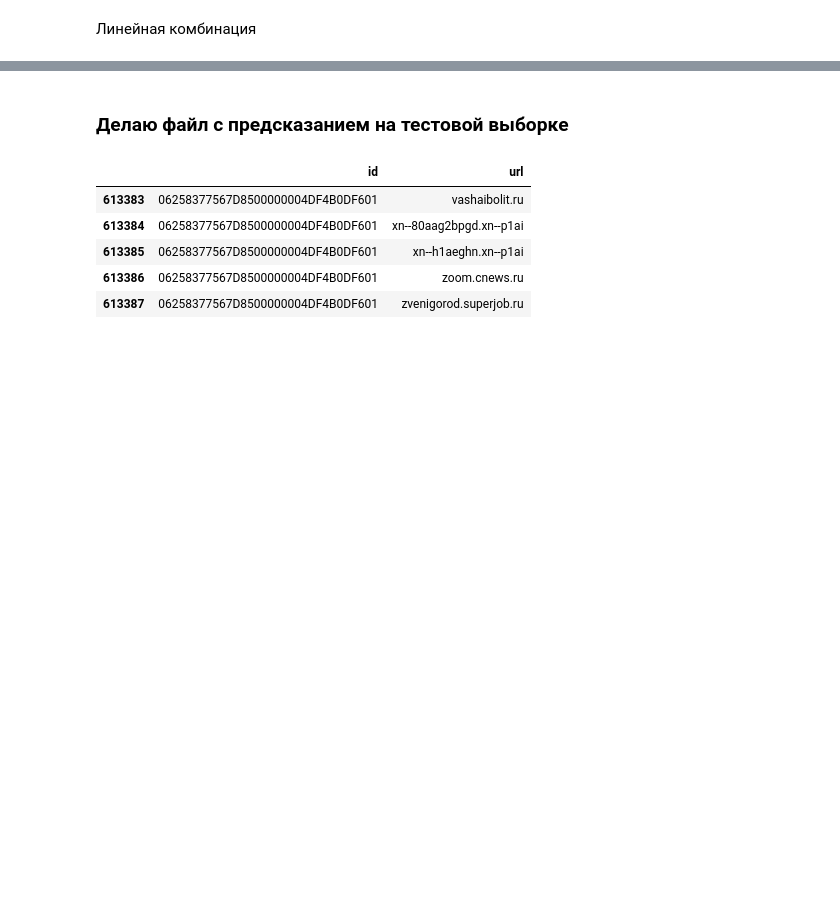
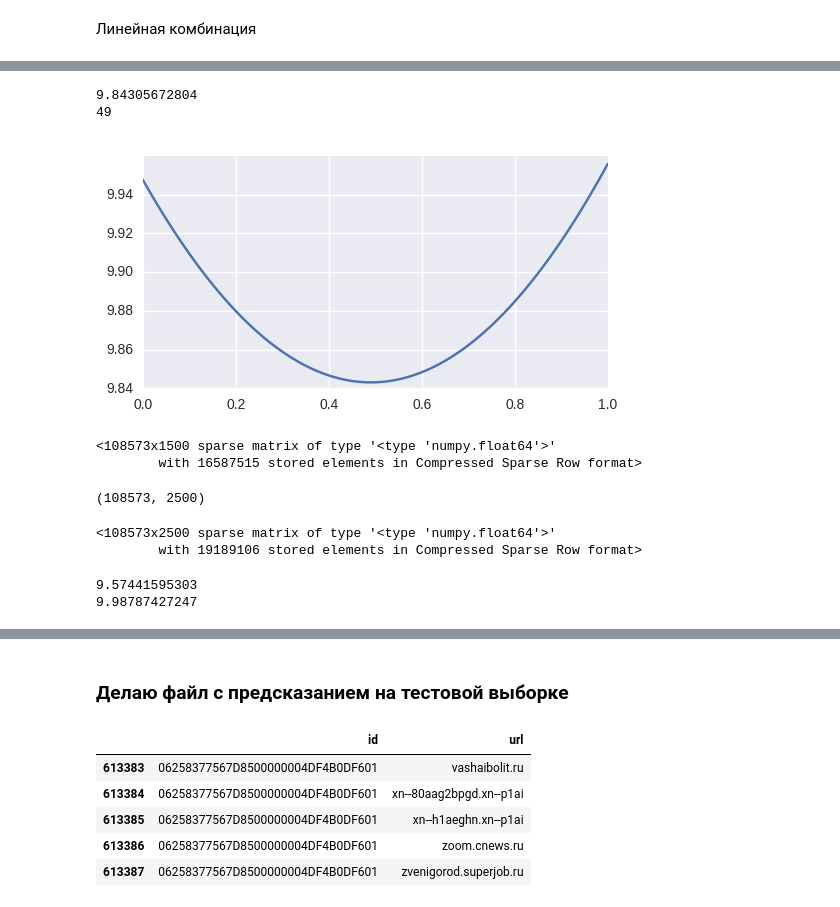
Before and after one commit to Dkotlukov/MIPT_Data_Mining_In_Action_2016, a Jupyter notebook: base/hw03/example.ipynb, the cells around one changed output, grey strips where cells are left out. Drawn from its saved outputs; the diff is of its cells as text; code cells hidden in the pictures; blank space fills up the shorter version.

```diff
--- a/base/hw03/example.ipynb
+++ b/base/hw03/example.ipynb
@@ -299,0 +301,5 @@ print np.argmin(error)
+# %%
+bst_urls = xgb.XGBRegressor(n_estimators=400, max_depth=6, learning_rate=0.1, silent = False, reg_lambda=0.05, min_child_weight=100)
+bst_urls.fit(X_urls[itrain], y[itrain],
+             eval_set = [(X_urls[itrain], y[itrain]),(X_urls[itest], y[itest])],
+             eval_metric='rmse', verbose=True)
@@ -299,0 +329,5 @@ print np.argmin(error)
+# %%
+print rmse(y[itrain], bst_urls.predict(X_urls[itrain]))
+pred_urls = bst_urls.predict(X_urls[itest])
+
+print rmse(y[itest], pred_urls)
@@ -299,0 +337,10 @@ print np.argmin(error)
+# %%
+bst_title = xgb.XGBRegressor(n_estimators=260, max_depth=6, silent = False, reg_lambda=0.05, min_child_weight=100)
+bst_title.fit(X_title[itrain], y[itrain],
+            eval_set = [(X_title[itrain], y[itrain]),(X_title[itest], y[itest])],
+            eval_metric='rmse', verbose=True)
+
+print rmse(y[itrain], bst_title.predict(X_title[itrain]))
+pred_title = bst_title.predict(X_title[itest])
+
+print rmse(y[itest], pred_title)
@@ -300,9 +365,38 @@ print np.argmin(error)
+# %%
+error = []
+for w in np.linspace(0, 1, 100):
+     error += [rmse(y[itest], pred_title * w + (1-w) * pred_urls)]
+
+pd.Series(error, index=np.linspace(0, 1, 100)).plot(figsize=(6,3))
+print(min(error))
+print np.argmin(error)
+# %% [output]
+9.84305672804
+49
+[figure, added]
+# %%
+X_title
+# %% [output]
+<108573x1500 sparse matrix of type '<type 'numpy.float64'>'
+        with 16587515 stored elements in Compressed Sparse Row format>
+# %%
+X_all = scp.hstack((X_title, X_urls))
+X_all = X_all.tocsr()
+print X_all.shape
+# %% [output]
+(108573, 2500)
+# %%
+X_all
+# %% [output]
+<108573x2500 sparse matrix of type '<type 'numpy.float64'>'
+        with 19189106 stored elements in Compressed Sparse Row format>
 # %%
-clas = sklearn.ensemble.RandomForestClassifier(n_estimators=1000 ,max_depth=5)
-clas.fit(X_nmf[itrain, :], y[itrain])
+lin_reg_all = LinearRegression()
+lin_reg_all.fit(X_all[itrain, :], y[itrain])
 
-pred_X = clas.predict(X_nmf[itrain, :])
-print(rmse(y[itrain], pred_X))
-
-pred_X = clas.predict(X_nmf[itest, :])
-print(rmse(y[itest], pred_X))
+print rmse(lin_reg_all.predict(X_all[itrain, :]), y[itrain])
+pred_lin_all = lin_reg_all.predict(X_all[itest, :])
+print(rmse(y[itest], pred_lin_all))
+# %% [output]
+9.57441595303
+9.98787427247
```
Also changed, not shown: parts of 58 cells of this notebook, 3 other files.
